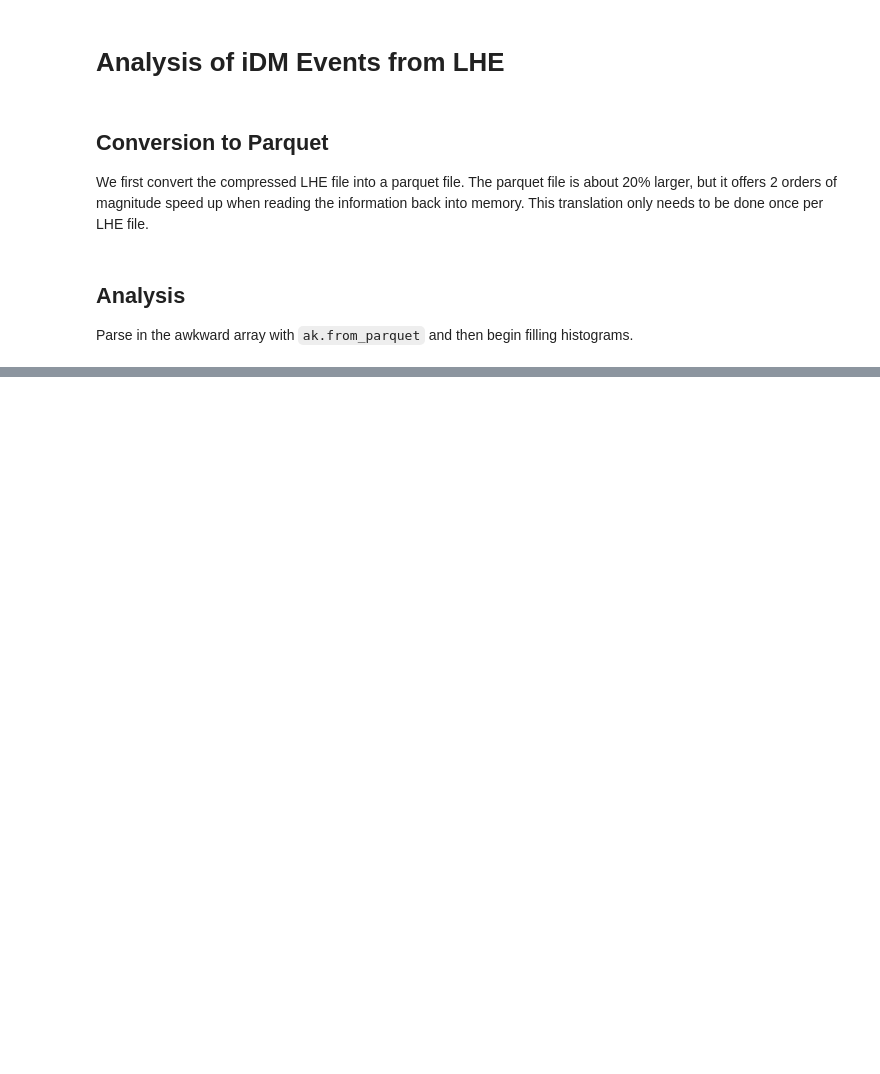
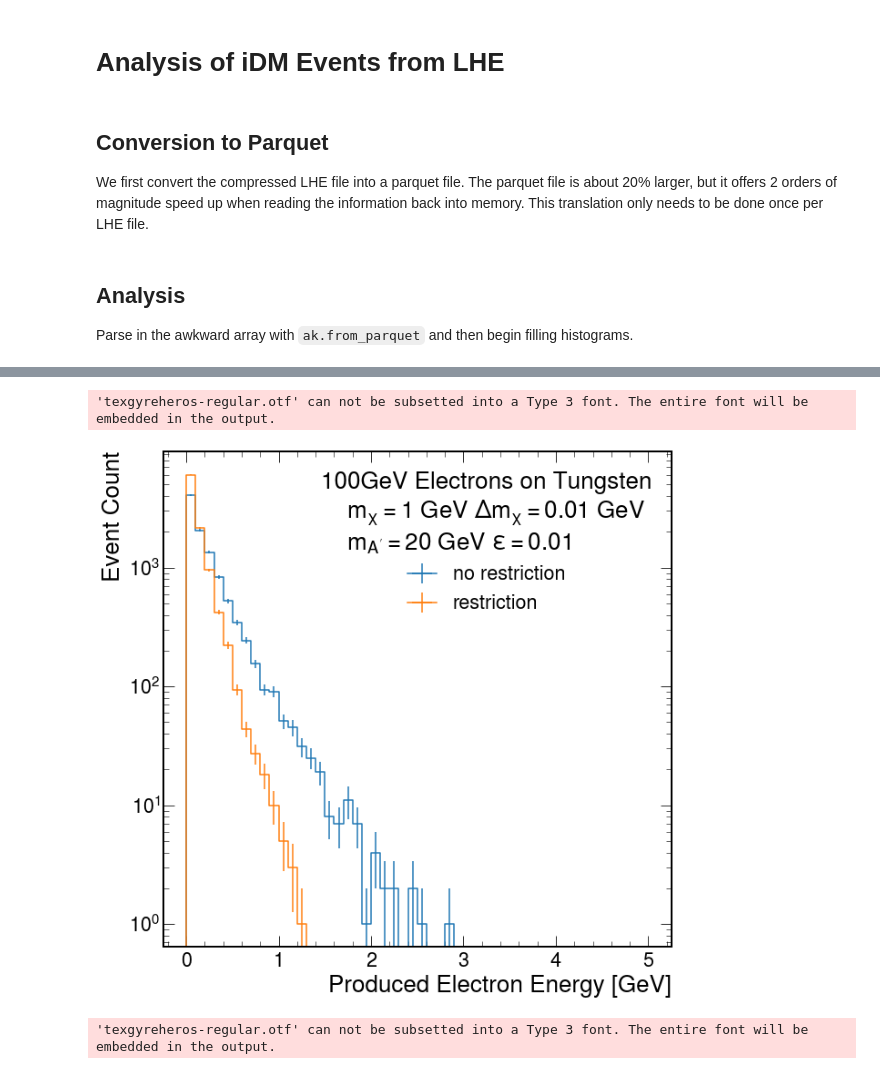
Before and after one commit to tomeichlersmith/hps, a Jupyter notebook: ana/mg-idm-ana.ipynb, the cells around one changed output, grey strips where cells are left out. Drawn from its saved outputs; the diff is of its cells as text; code cells hidden in the pictures; blank space fills up the shorter version.

```diff
--- a/ana/mg-idm-ana.ipynb
+++ b/ana/mg-idm-ana.ipynb
@@ -52,0 +56,22 @@ plt.show()
+# %%
+for p, pdg in [('Electron',11),('Positron',-11)] :
+    for name, (event_info, particles) in opts :
+        h = hist.Hist(hist.axis.Regular(bins=50, start=0, stop=5, name=f'Produced {p} Energy [GeV]'))
+        h.fill(
+            ak.flatten(
+                particles[(particles['id']==pdg)&(particles['status']==1)&(particles['mother2']>2)]['vector']['t']
+            )
+        )
+        h.plot(label=name)
+    plt.xlabel(f'Produced {p} Energy [GeV]')
+    plt.ylabel('Event Count')
+    plt.yscale('log')
+    plt.legend(title="""100GeV Electrons on Tungsten
+    $m_\chi=1$ GeV $\Delta m_\chi = 0.01$ GeV
+    $m_{A'}=20$ GeV $\epsilon = 0.01$""")
+    #plt.savefig(f'idm-produced-{p.lower()}-energy.pdf', bbox_inches='tight')
+    plt.show()
+# %% [output]
+'texgyreheros-regular.otf' can not be subsetted into a Type 3 font. The entire font will be embedded in the output.
+[figure, added]
+'texgyreheros-regular.otf' can not be subsetted into a Type 3 font. The entire font will be embedded in the output.
```
Also changed, not shown: parts of 6 cells of this notebook.
